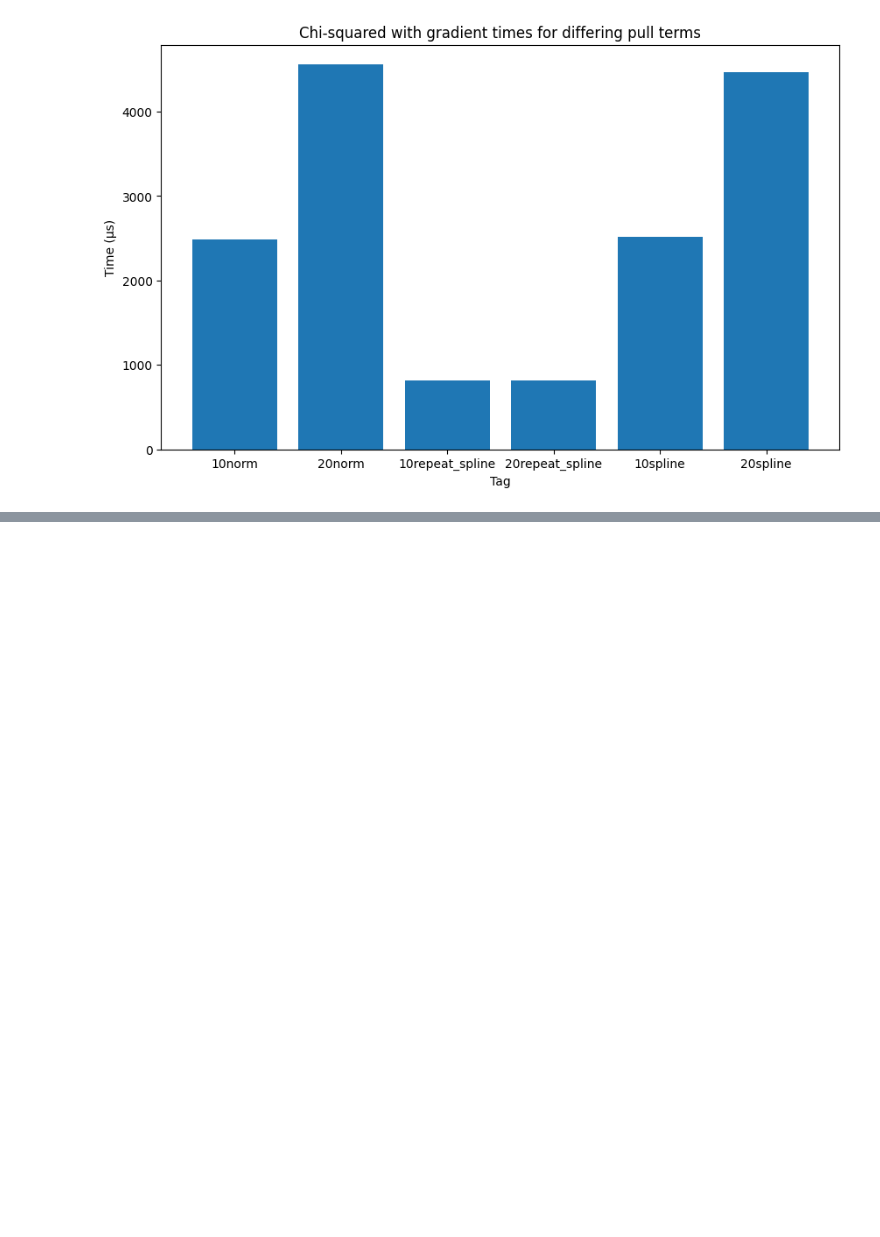
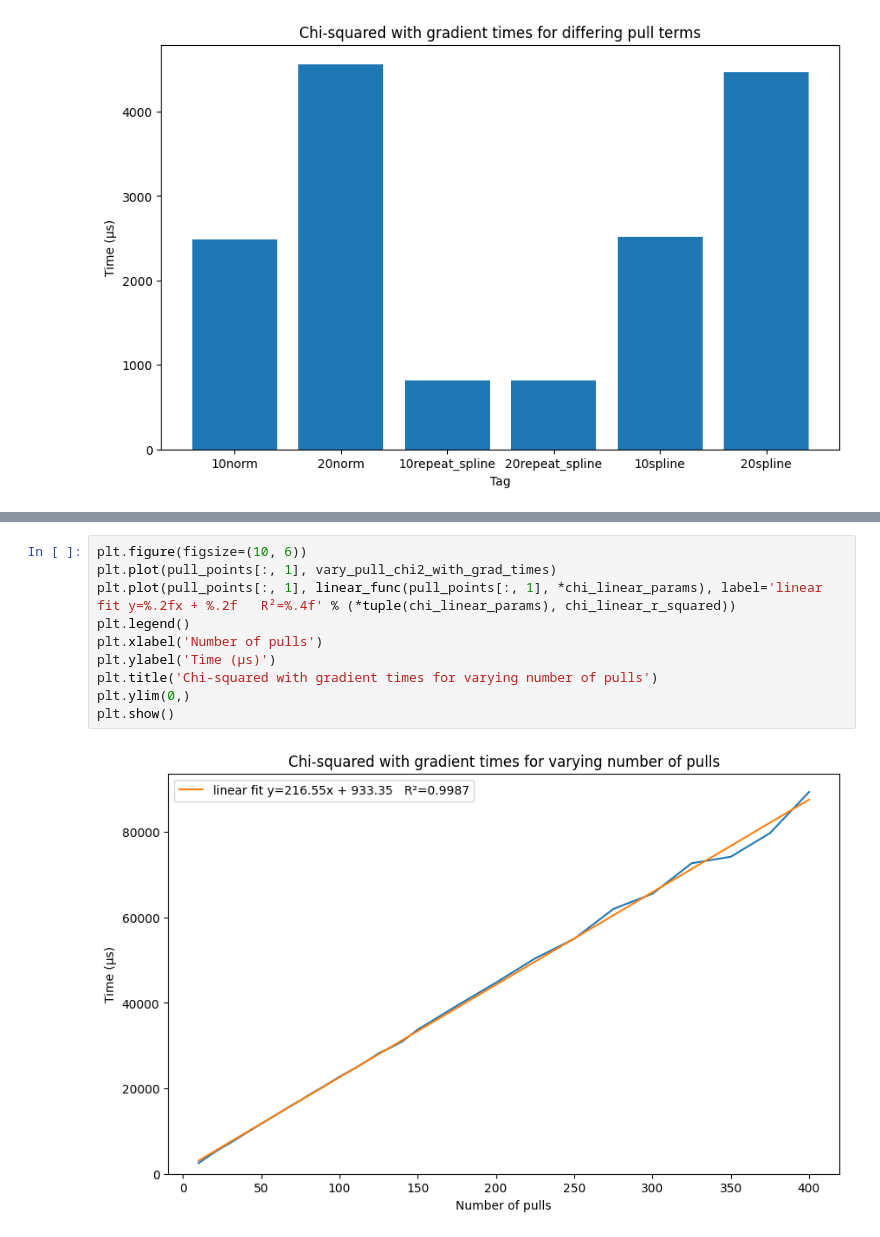
Before and after one commit to BMDragon/PROfit_Scaling, a Jupyter notebook: plotting.ipynb, the cells around one changed output, grey strips where cells are left out. Drawn from its saved outputs; the diff is of its cells as text; blank space fills up the shorter version.

```diff
--- a/plotting.ipynb
+++ b/plotting.ipynb
@@ -221,0 +287,12 @@ plt.show()
+# %%
+plt.figure(figsize=(10, 6))
+plt.plot(pull_points[:, 1], vary_pull_chi2_with_grad_times)
+plt.plot(pull_points[:, 1], linear_func(pull_points[:, 1], *chi_linear_params), label='linear fit y=%.2fx + %.2f   R²=%.4f' % (*tuple(chi_linear_params), chi_linear_r_squared))
+plt.legend()
+plt.xlabel('Number of pulls')
+plt.ylabel('Time (μs)')
+plt.title('Chi-squared with gradient times for varying number of pulls')
+plt.ylim(0,)
+plt.show()
+# %% [output]
+[figure, added]
```
Also changed, not shown: parts of 9 cells of this notebook.
